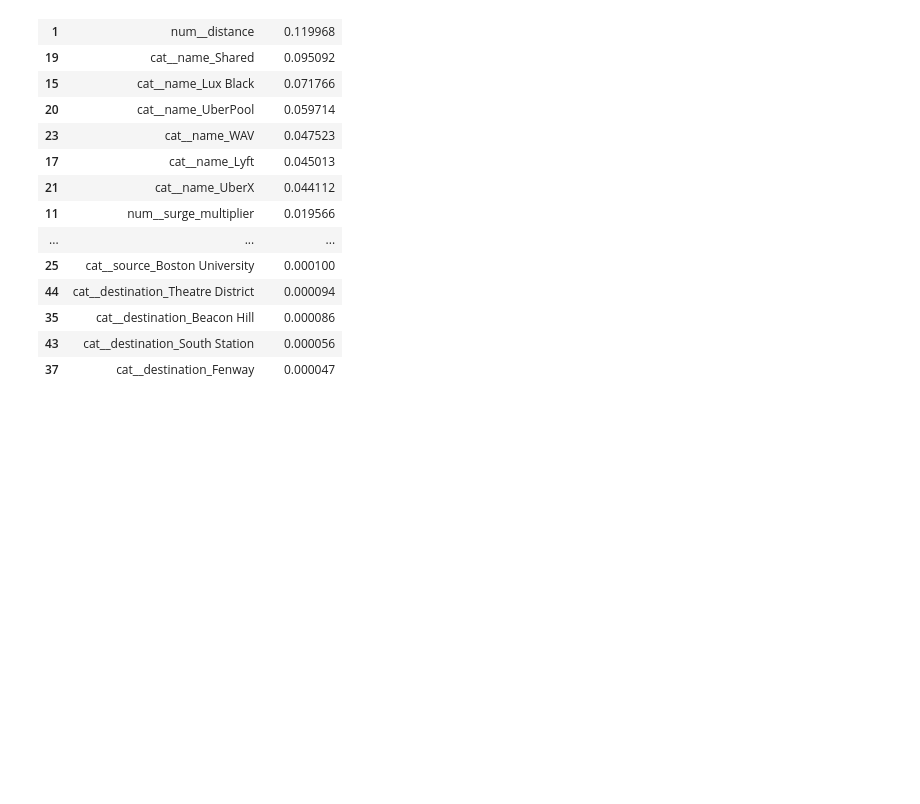
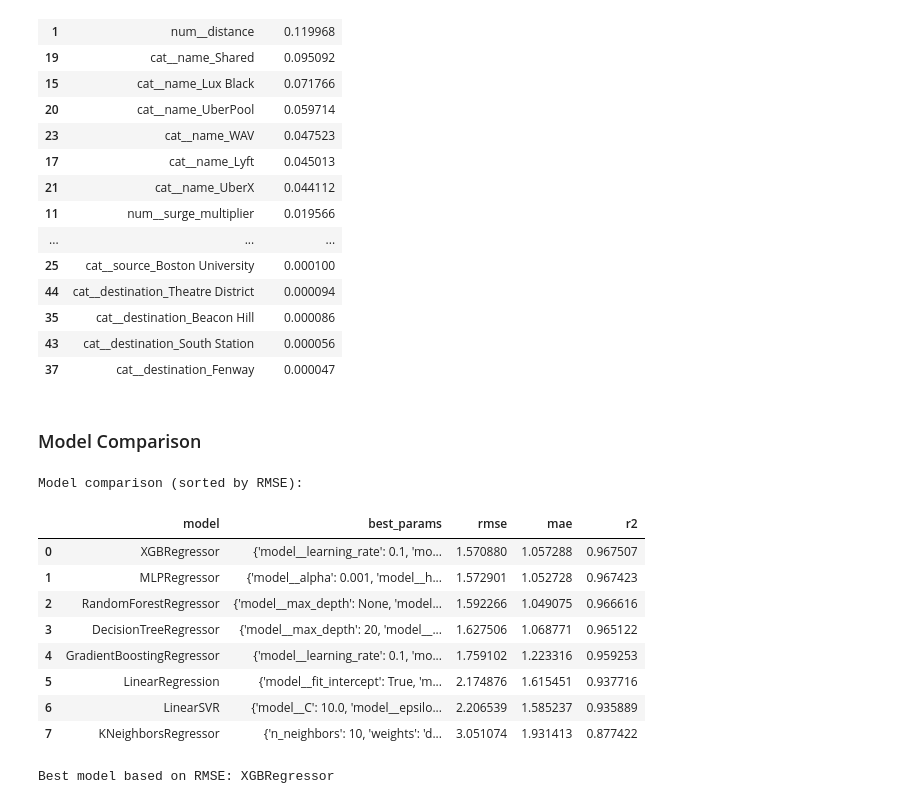
Before and after one commit to ProntoSbinalla/CIS-508-Final-Project, a Jupyter notebook: notebooks/CIS 508 - Final Project.ipynb, the cells around one changed output. Drawn from its saved outputs; the diff is of its cells as text; code cells hidden in the pictures; blank space fills up the shorter version.

```diff
--- a/notebooks/CIS 508 - Final Project.ipynb
+++ b/notebooks/CIS 508 - Final Project.ipynb
@@ -1613,3 +1613,33 @@ Top 20 features for Gradient Boosting Regressor:
 | 35 | cat__destination_Beacon Hill | 0.000086 |
 | 43 | cat__destination_South Station | 0.000056 |
 | 37 | cat__destination_Fenway | 0.000047 |
+# %% [markdown]
+### Model Comparison
+# %%
+import pandas as pd
+
+results_df = pd.DataFrame(model_results)
+
+# Sort by RMSE ascending (lower is better)
+results_df_sorted = results_df.sort_values("rmse", ascending=True).reset_index(drop=True)
+
+print("Model comparison (sorted by RMSE):")
+display(results_df_sorted)
+
+# Identify best model by RMSE
+best_idx = results_df_sorted["rmse"].idxmin()
+best_model_name = results_df_sorted.loc[best_idx, "model"]
+
+print(f"\nBest model based on RMSE: {best_model_name}")
+# %% [output]
+Model comparison (sorted by RMSE):
+|  | model | best_params | rmse | mae | r2 |
+| 0 | XGBRegressor | {'model__learning_rate': 0.1, 'mo... | 1.570880 | 1.057288 | 0.967507 |
+| 1 | MLPRegressor | {'model__alpha': 0.001, 'model__h... | 1.572901 | 1.052728 | 0.967423 |
+| 2 | RandomForestRegressor | {'model__max_depth': None, 'model... | 1.592266 | 1.049075 | 0.966616 |
+| 3 | DecisionTreeRegressor | {'model__max_depth': 20, 'model__... | 1.627506 | 1.068771 | 0.965122 |
+| 4 | GradientBoostingRegressor | {'model__learning_rate': 0.1, 'mo... | 1.759102 | 1.223316 | 0.959253 |
+| 5 | LinearRegression | {'model__fit_intercept': True, 'm... | 2.174876 | 1.615451 | 0.937716 |
+| 6 | LinearSVR | {'model__C': 10.0, 'model__epsilo... | 2.206539 | 1.585237 | 0.935889 |
+| 7 | KNeighborsRegressor | {'n_neighbors': 10, 'weights': 'd... | 3.051074 | 1.931413 | 0.877422 |
+Best model based on RMSE: XGBRegressor
```
Also changed, not shown: parts of 1 cell of this notebook.
